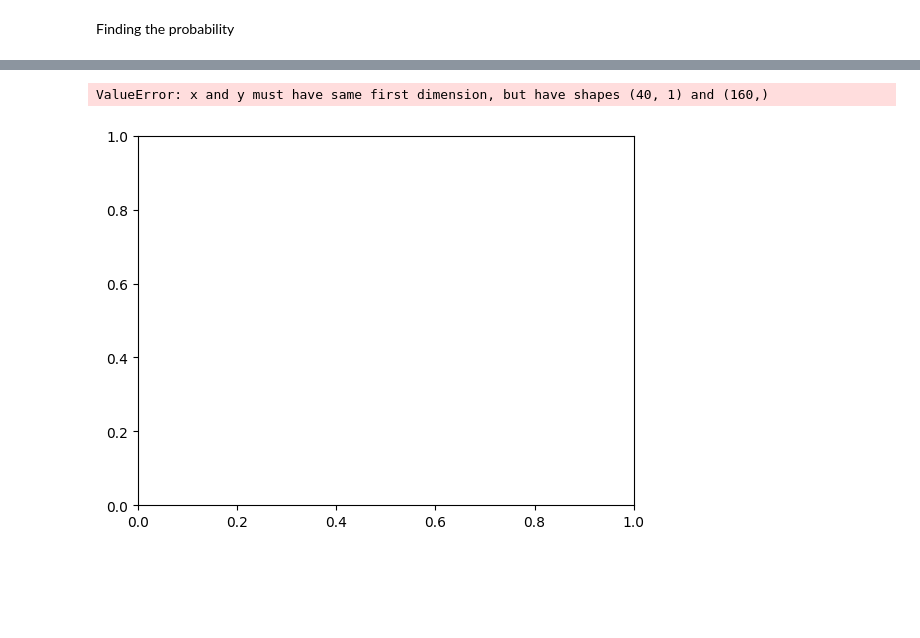
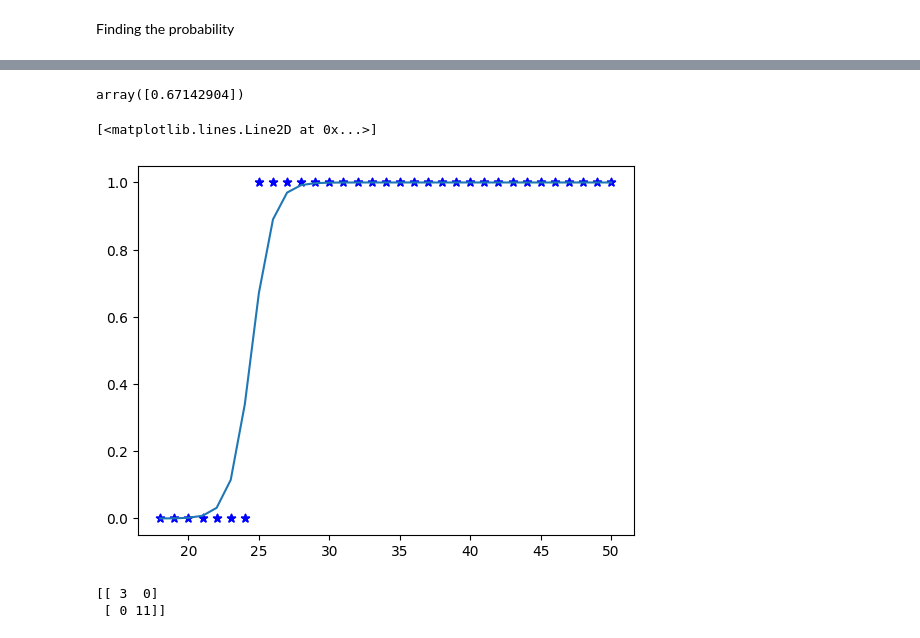
Before and after one commit to RkChhetri358/AIlab, a Jupyter notebook: lab2.ipynb, the cells around one changed output, grey strips where cells are left out. Cells and saved outputs as stored; diff of their text form; code cells hidden in the pictures; blank space fills up the shorter version.

```diff
--- a/lab2.ipynb
+++ b/lab2.ipynb
@@ -136,8 +162,22 @@ array([[-0.00353332]])
+# %%
+
+prediction_function(age)
+# %% [output]
+array([0.67142904])
+# %%
+w=model.coef_[0]
+b=model.intercept_[0]
 # %%
-
-plt.plot(X_test,model.predict(X_train),color='red')
-plt.xlabel("x")
-plt.ylabel("y")
+#use dataset age value
+x=df.age.values
+#sigmoid prediction
+y_pred= 1 / (1 + np.exp(-(w*x+b)))
-# %% [output]
-ValueError: x and y must have same first dimension, but have shapes (40, 1) and (160,)
-[figure, removed]
+# %%
+#sort for smooth curve
+idx=np.argsort(x)
+#actual data
+plt.scatter(df.age,df.bought_insurance,marker="*",color='blue')
+plt.plot(x[idx],y_pred[idx])
+# %% [output]
+[<matplotlib.lines.Line2D at 0x...>]
+[figure, added]
@@ -143,0 +187,12 @@ ValueError: x and y must have same first dimension, but have shapes (40, 1) and
+# %%
+from sklearn.metrics import confusion_matrix
+
+# correct prediction
+y_pred_test = model.predict(X_test)
+
+# confusion matrix
+cm = confusion_matrix(y_test, y_pred_test)
+print(cm)
+# %% [output]
+[[ 3  0]
+ [ 0 11]]
```
Also changed, not shown: parts of 18 cells of this notebook, 2 other files.
